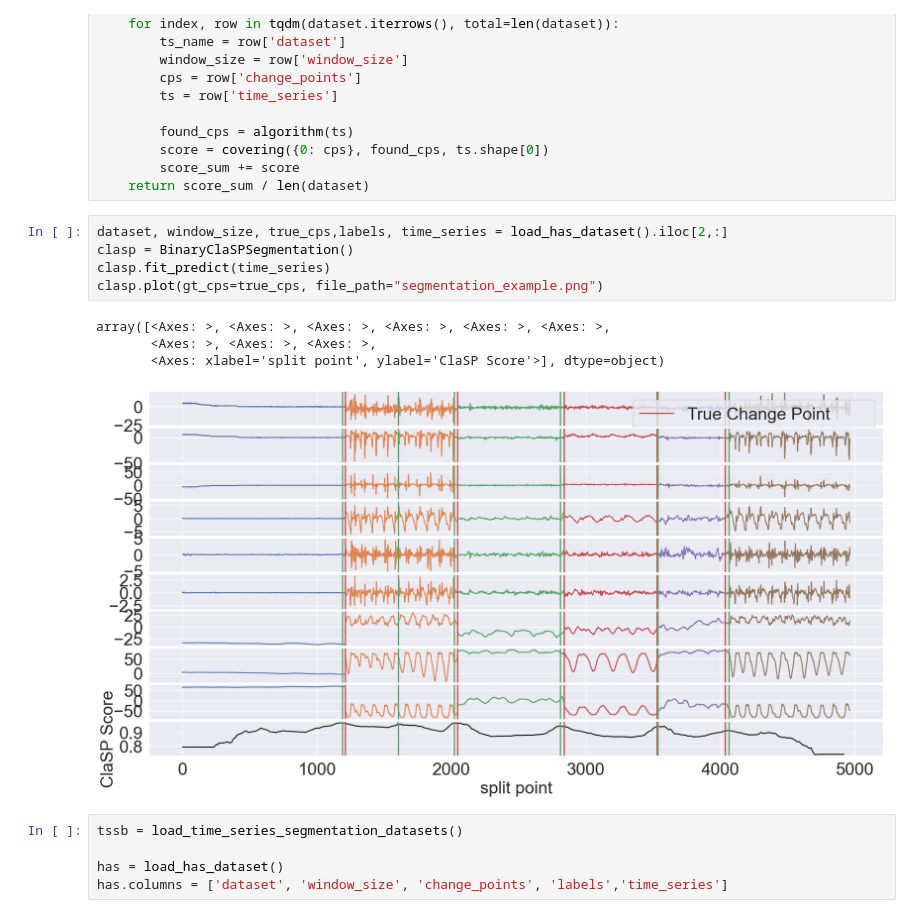
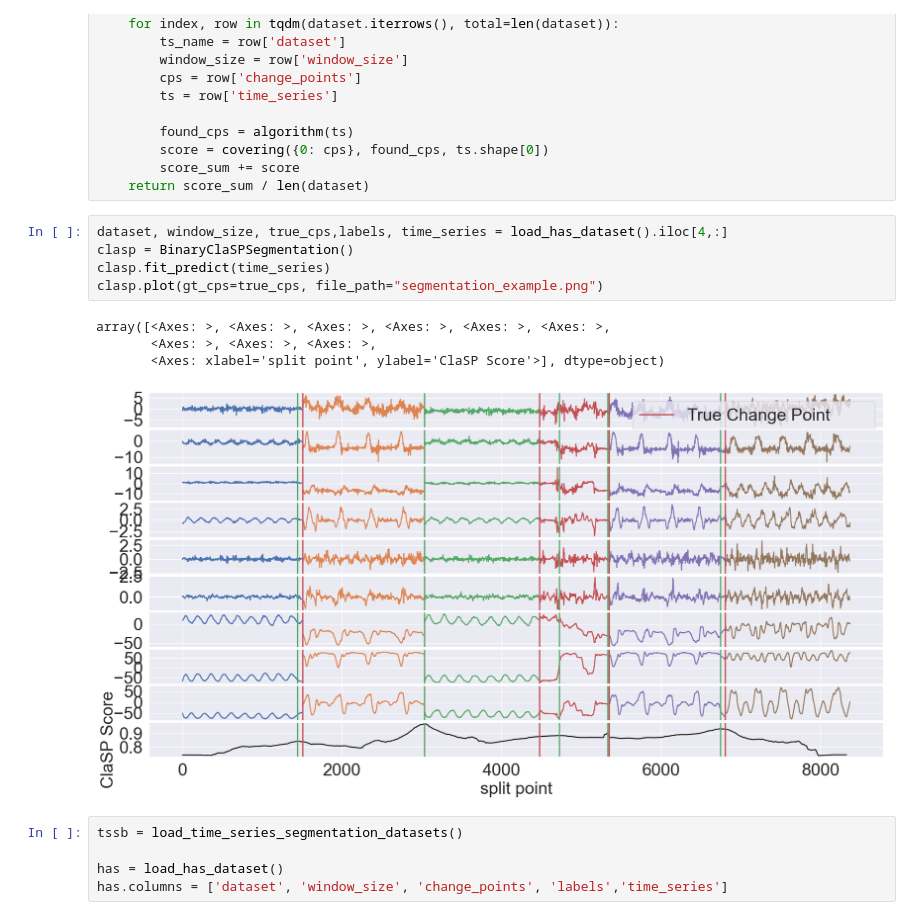
Before and after one commit to czotterbenedek/time-series-ensemble-segmentation, a Jupyter notebook: onlab_tfb4fy.ipynb, the cells around one changed output. Drawn from its saved outputs; the diff is of its cells as text.

```diff
--- a/onlab_tfb4fy.ipynb
+++ b/onlab_tfb4fy.ipynb
@@ -95,15 +95,15 @@ def calculate_score(dataset, algorithm):
         score_sum += score
     return score_sum / len(dataset)
 # %%
-dataset, window_size, true_cps,labels, time_series = load_has_dataset().iloc[2,:]
+dataset, window_size, true_cps,labels, time_series = load_has_dataset().iloc[4,:]
 clasp = BinaryClaSPSegmentation()
 clasp.fit_predict(time_series)
 clasp.plot(gt_cps=true_cps, file_path="segmentation_example.png")
 # %% [output]
 array([<Axes: >, <Axes: >, <Axes: >, <Axes: >, <Axes: >, <Axes: >,
        <Axes: >, <Axes: >, <Axes: >,
        <Axes: xlabel='split point', ylabel='ClaSP Score'>], dtype=object)
-[figure, old version]
+[figure, new version]
 # %%
 tssb = load_time_series_segmentation_datasets()
 
```
Also changed, not shown: parts of 6 cells of this notebook.
